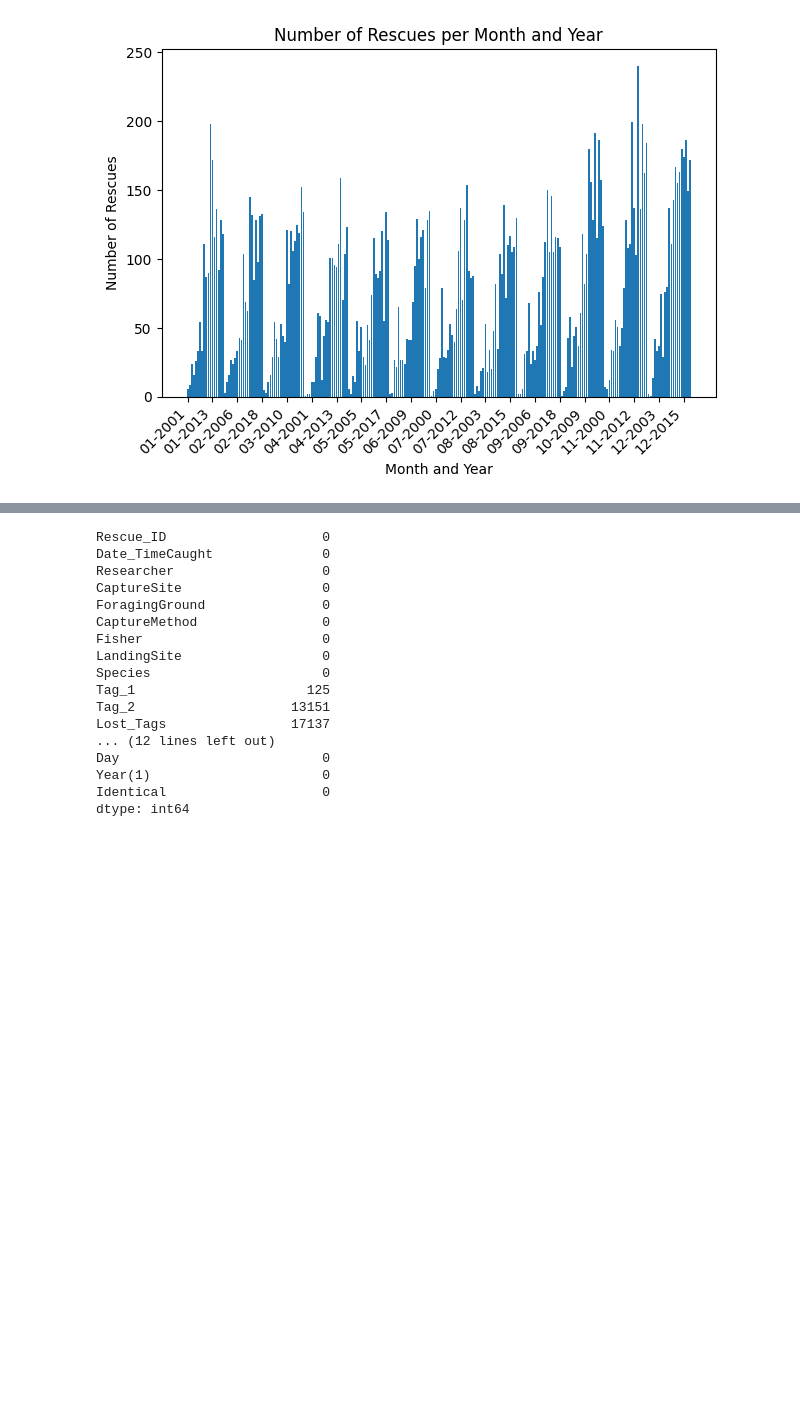
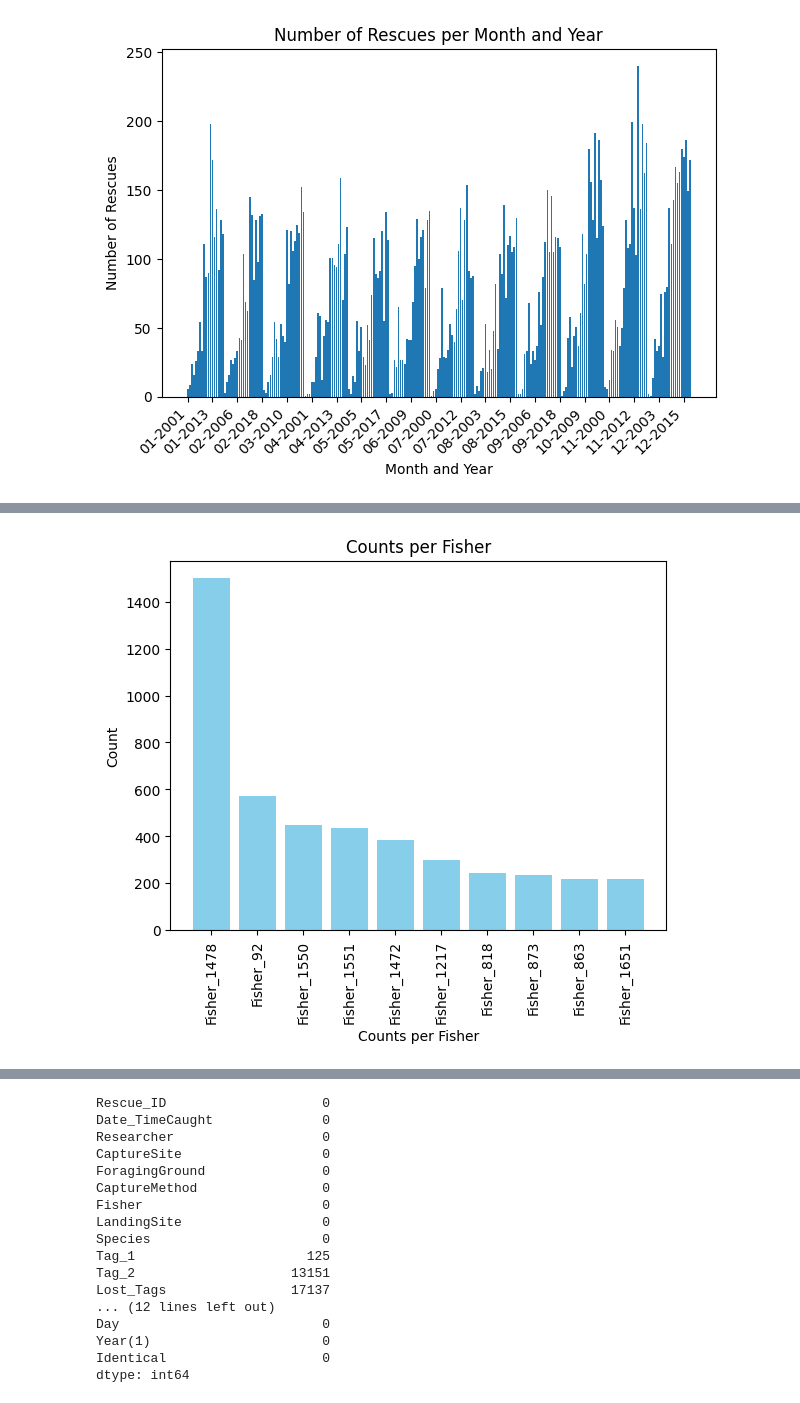
Before and after one commit to datakiptoo/Time_Series_Forecasting, a Jupyter notebook: challenge.ipynb, the cells around one changed output, grey strips where cells are left out. Saved outputs shown, nothing was run; the diff lists cells and outputs as text; code cells hidden in the pictures; blank space fills up the shorter version.

```diff
--- a/challenge.ipynb
+++ b/challenge.ipynb
@@ -169,0 +294,10 @@ plt.show()
+# %%
+counts_per_fisher=data['Fisher'].value_counts()
+plt.bar(counts_per_fisher.head(10).index,counts_per_fisher.head(10).values,color='skyblue')
+plt.xlabel('Counts per Fisher')
+plt.ylabel('Count')
+plt.title('Counts per Fisher')
+plt.xticks(rotation='vertical')
+plt.show()
+# %% [output]
+[figure, added]
```
Also changed, not shown: parts of 36 cells of this notebook.
